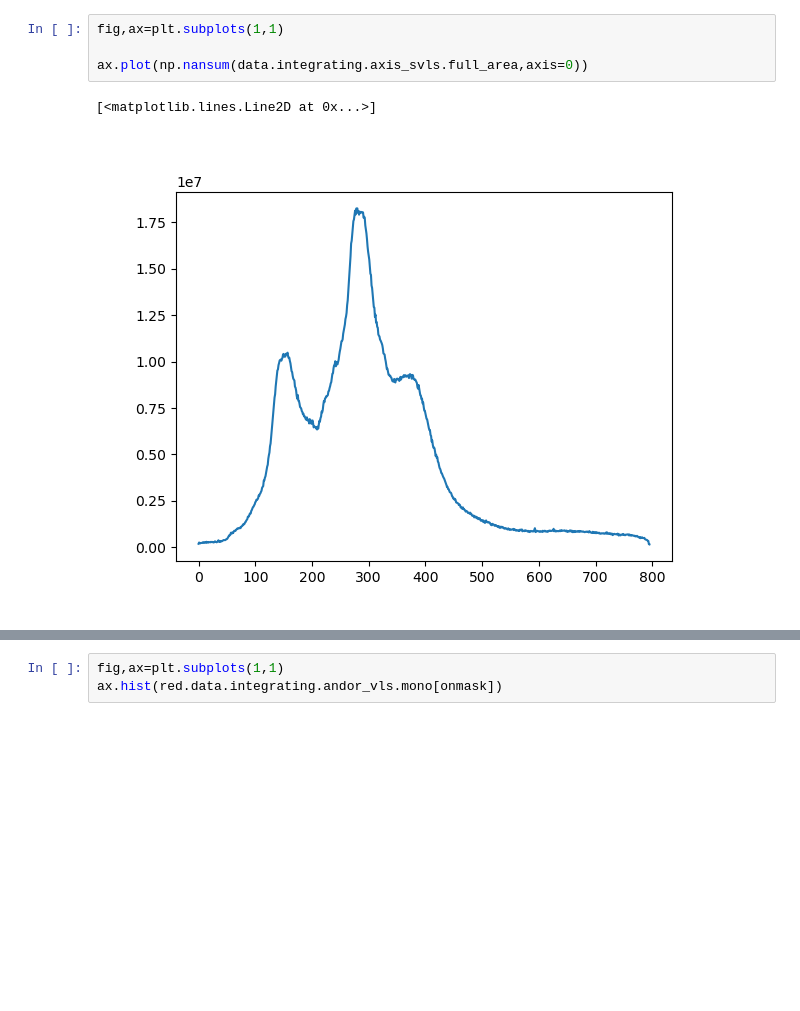
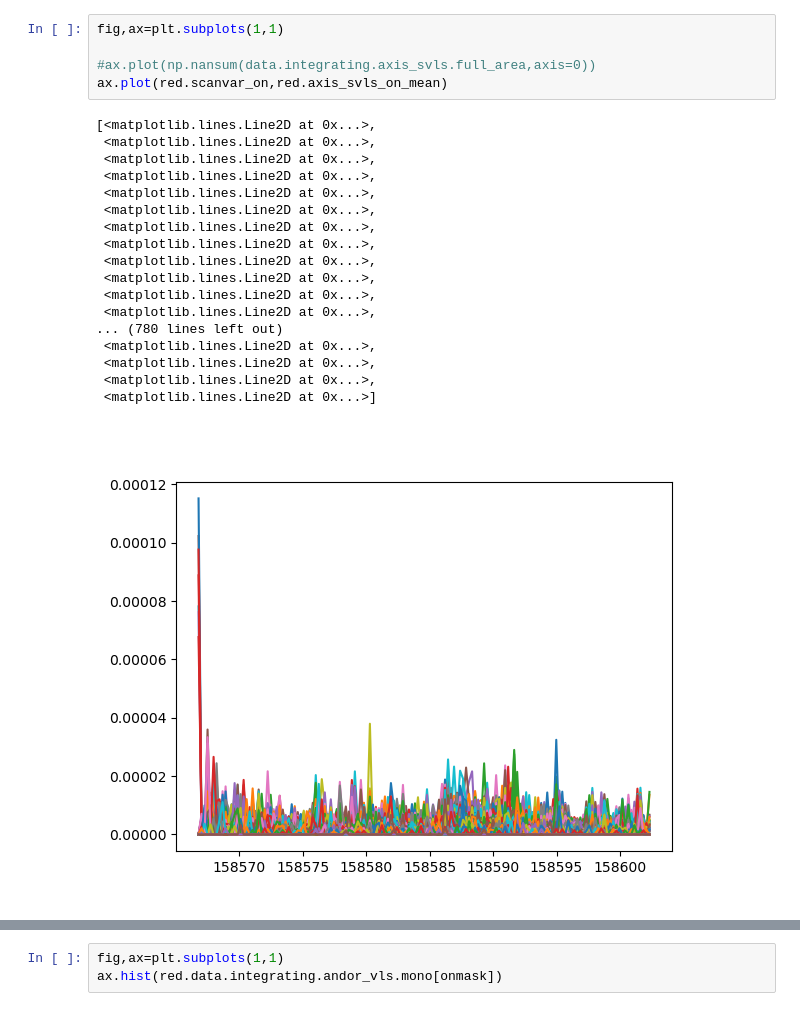
Before and after one commit to AmkeNimm/DataAcceleratorChemRIXS, a Jupyter notebook: jupyter_notebook/test.ipynb, the cells around one changed output, grey strips where cells are left out. Saved outputs shown, nothing was run; the diff lists cells and outputs as text; blank space fills up the shorter version.

```diff
--- a/jupyter_notebook/test.ipynb
+++ b/jupyter_notebook/test.ipynb
@@ -68,7 +135,24 @@ setting up properties
 # %%
 fig,ax=plt.subplots(1,1)
 
-ax.plot(np.nansum(data.integrating.axis_svls.full_area,axis=0))
+#ax.plot(np.nansum(data.integrating.axis_svls.full_area,axis=0))
+ax.plot(red.scanvar_on,red.axis_svls_on_mean)
 # %% [output]
-[<matplotlib.lines.Line2D at 0x...>]
+[<matplotlib.lines.Line2D at 0x...>,
+ <matplotlib.lines.Line2D at 0x...>,
+ <matplotlib.lines.Line2D at 0x...>,
+ <matplotlib.lines.Line2D at 0x...>,
+ <matplotlib.lines.Line2D at 0x...>,
+ <matplotlib.lines.Line2D at 0x...>,
+ <matplotlib.lines.Line2D at 0x...>,
+ <matplotlib.lines.Line2D at 0x...>,
+ <matplotlib.lines.Line2D at 0x...>,
+ <matplotlib.lines.Line2D at 0x...>,
+ <matplotlib.lines.Line2D at 0x...>,
+ <matplotlib.lines.Line2D at 0x...>,
+... (780 lines left out)
+ <matplotlib.lines.Line2D at 0x...>,
+ <matplotlib.lines.Line2D at 0x...>,
+ <matplotlib.lines.Line2D at 0x...>,
+ <matplotlib.lines.Line2D at 0x...>]
-[figure, old version]
+[figure, new version]
```
Also changed, not shown: parts of 13 cells of this notebook, 7 other files.
